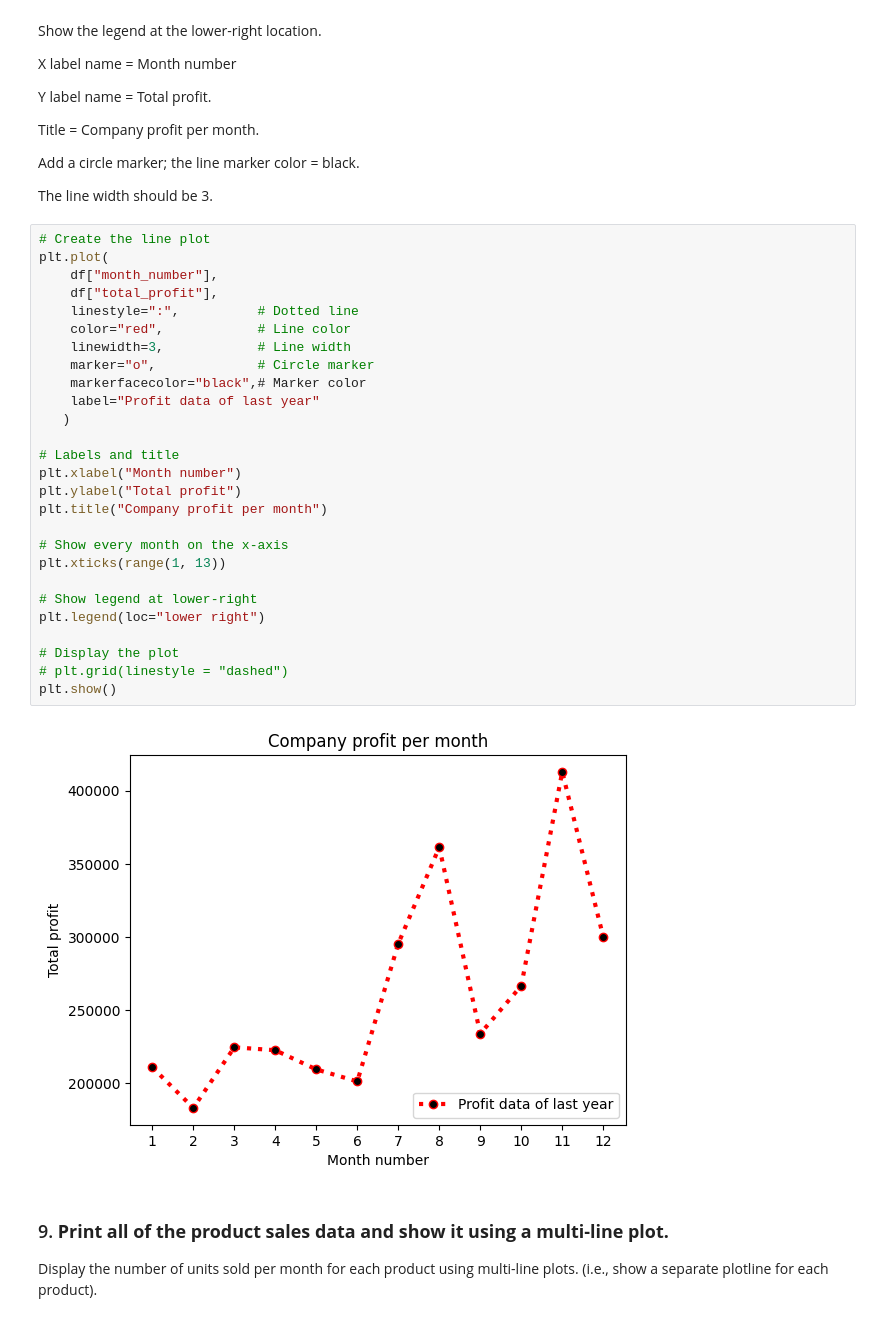
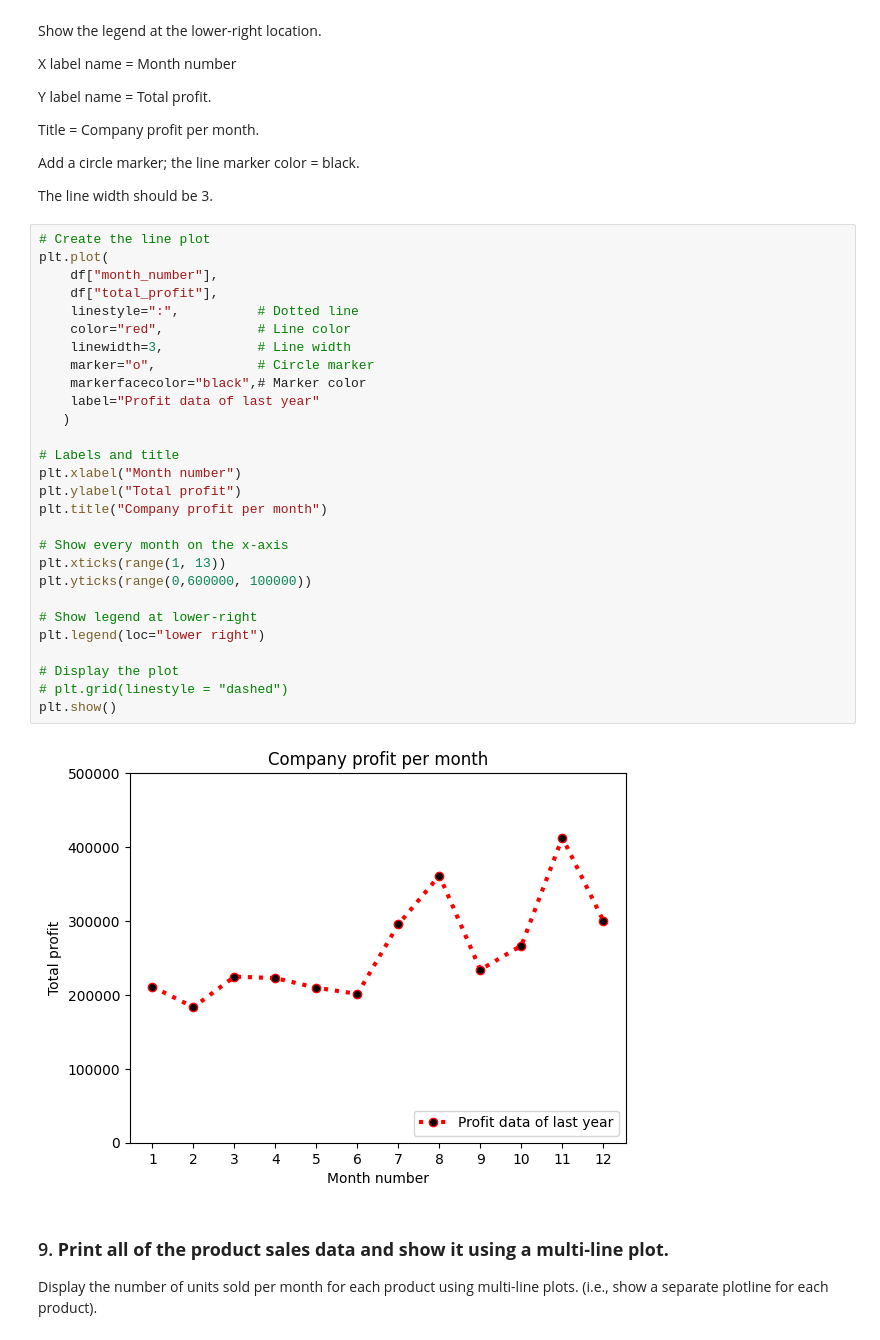
Before and after one commit to DeepaTS/386.5_MatPlotLib, a Jupyter notebook: Deepa__386_SBA_Data_Analysis_and_Visualization_with_Python.ipynb, the cells around one changed output. Saved outputs shown, nothing was run; the diff lists cells and outputs as text.

```diff
--- a/Deepa__386_SBA_Data_Analysis_and_Visualization_with_Python.ipynb
+++ b/Deepa__386_SBA_Data_Analysis_and_Visualization_with_Python.ipynb
@@ -117,32 +119,33 @@ plt.show()
 # %%
 # Create the line plot
 plt.plot(
     df["month_number"],
     df["total_profit"],
     linestyle=":",          # Dotted line
     color="red",            # Line color
     linewidth=3,            # Line width
     marker="o",             # Circle marker
     markerfacecolor="black",# Marker color
     label="Profit data of last year"
    )
 
 # Labels and title
 plt.xlabel("Month number")
 plt.ylabel("Total profit")
 plt.title("Company profit per month")
 
 # Show every month on the x-axis
 plt.xticks(range(1, 13))
+plt.yticks(range(0,600000, 100000))
 
 # Show legend at lower-right
 plt.legend(loc="lower right")
 
 # Display the plot
 # plt.grid(linestyle = "dashed")
 plt.show()
 # %% [output]
-[figure, old version]
+[figure, new version]
 # %% [markdown]
 ### 9. **Print all of the product sales data and show it using a multi-line plot.**
 
```
Also changed, not shown: parts of 2 cells of this notebook.
